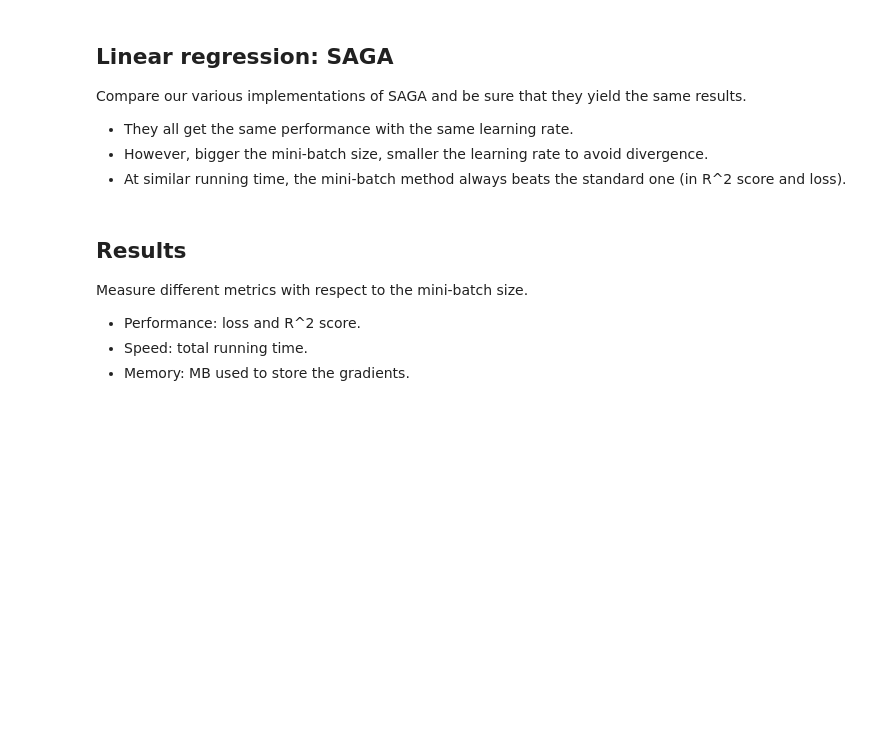
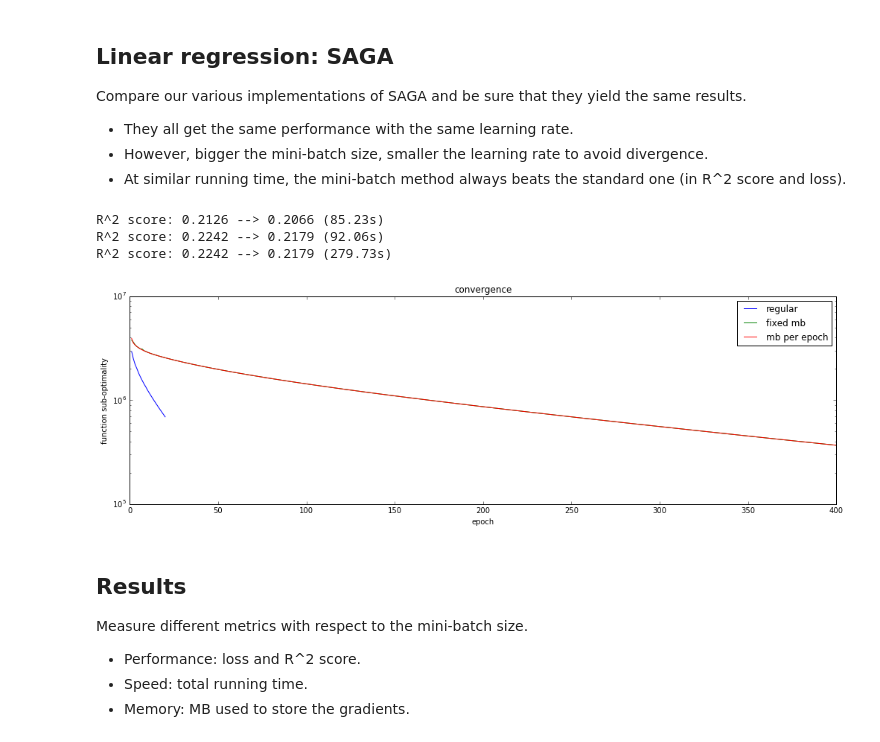
Before and after one commit to mdeff/saga, a Jupyter notebook: saga_memory.ipynb, the cells around one changed output. Drawn from its saved outputs; the diff is of its cells as text; code cells hidden in the pictures; blank space fills up the shorter version.

```diff
--- a/saga_memory.ipynb
+++ b/saga_memory.ipynb
@@ -260,31 +271,36 @@ Compare our various implementations of SAGA and be sure that they yield the same
 # %%
 maxiter = 20
 maxiter_mb = 400
 gamma = 5e-9
 gamma_mb = 4e-10 # 2e-9 for 100, 4e-10 for 500
 mb_size = 500
 
-tstart = time.process_time()
-x = saga_lstsq_authors(train_data, train_target, maxiter, gamma)
-print('R^2 score: {:.4f} --> {:.4f} ({:.2f}s)'.format(
-        score(x, 'train'), score(x, 'test'), time.process_time()-tstart))
+# tstart = time.process_time()
+# x = saga_lstsq_authors(train_data, train_target, maxiter, gamma)
+# print('R^2 score: {:.4f} --> {:.4f} ({:.2f}s)'.format(
+#         score(x, 'train'), score(x, 'test'), time.process_time()-tstart))
 
 tstart = time.process_time()
 X1 = saga(train_data, train_target, gradf, prox_no, maxiter, gamma)
 print('R^2 score: {:.4f} --> {:.4f} ({:.2f}s)'.format(
         score(X1[-1,:], 'train'), score(X1[-1,:], 'test'), time.process_time()-tstart))
 
 tstart = time.process_time()
 X2 = saga_mb(train_data, train_target, gradf, prox_no, maxiter_mb, gamma_mb, mb_size)
 print('R^2 score: {:.4f} --> {:.4f} ({:.2f}s)'.format(
         score(X2[-1,:], 'train'), score(X2[-1,:], 'test'), time.process_time()-tstart))
 
 tstart = time.process_time()
 X3 = saga_mb_2(train_data, train_target, gradf, prox_no, maxiter_mb, gamma_mb, mb_size)
 print('R^2 score: {:.4f} --> {:.4f} ({:.2f}s)'.format(
         score(X3[-1,:], 'train'), score(X3[-1,:], 'test'), time.process_time()-tstart))
 
 plot_convergence(f_no, train_data, train_target, [X1, X2, X3], x_natural, ['regular', 'fixed mb', 'mb per epoch']);
+# %% [output]
+R^2 score: 0.2126 --> 0.2066 (85.23s)
+R^2 score: 0.2242 --> 0.2179 (92.06s)
+R^2 score: 0.2242 --> 0.2179 (279.73s)
+[figure, added]
 # %%
 maxiter = 20
 gamma = 5e-9
```
Also changed, not shown: parts of 3 cells of this notebook, 14 other files.
